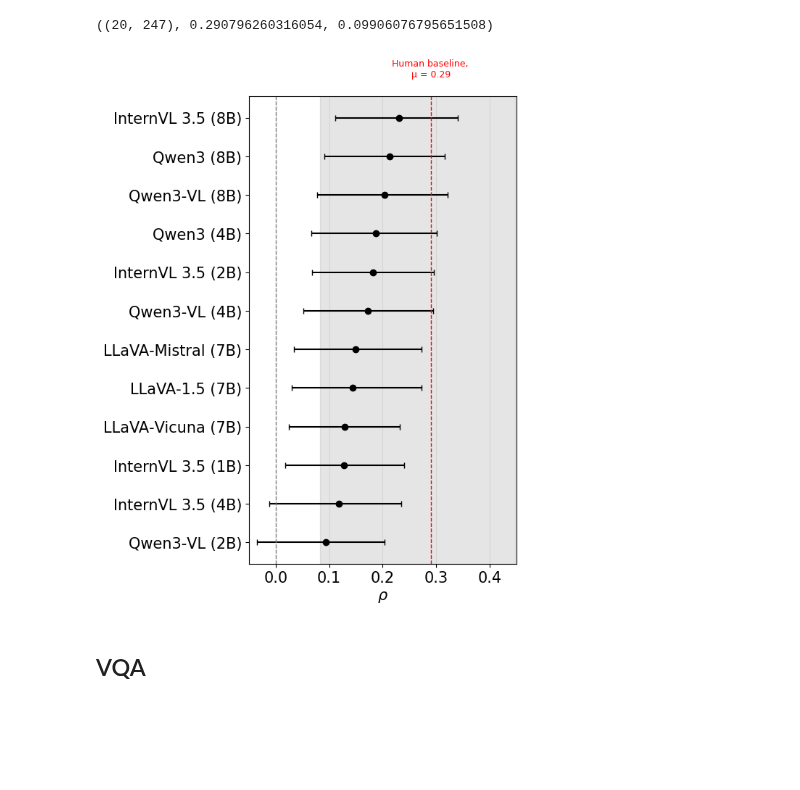
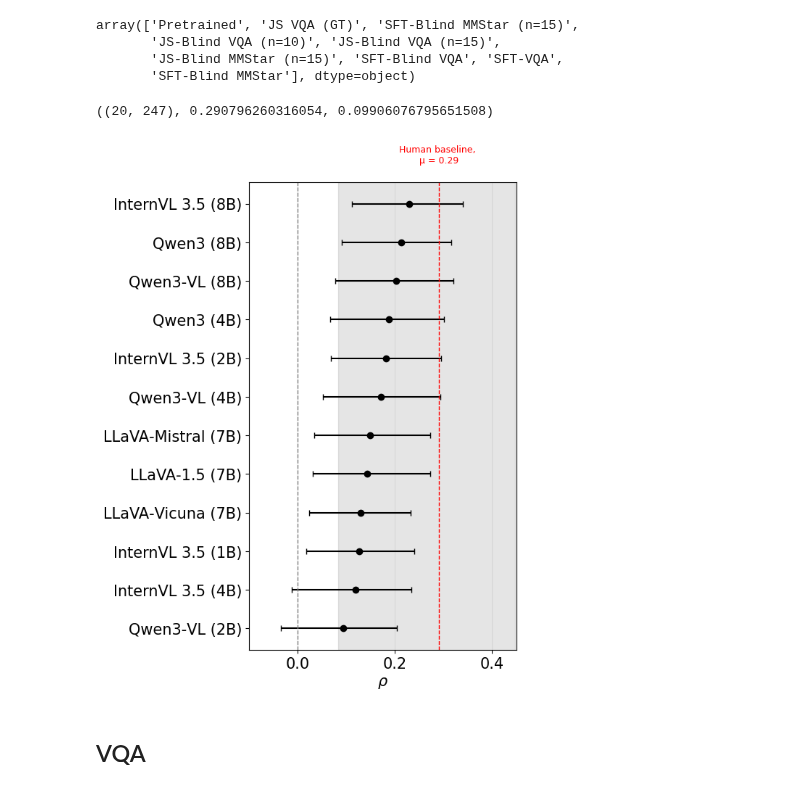
Before and after one commit to unolop/HPA, a Jupyter notebook: evaluation/analysis/correlations.ipynb, the cells around one changed output. Cells and saved outputs as stored; diff of their text form; code cells hidden in the pictures; blank space fills up the shorter version.

Commit message:
finetuned results on scatterplot correlations notebook

```diff
--- a/evaluation/analysis/correlations.ipynb
+++ b/evaluation/analysis/correlations.ipynb
@@ -33,3 +34,10 @@ See the caveats in the documentation: https://pandas.pydata.org/pandas-docs/stab
+# %%
+mm.model.finetuned.unique()
+# %% [output]
+array(['Pretrained', 'JS VQA (GT)', 'SFT-Blind MMStar (n=15)',
+       'JS-Blind VQA (n=10)', 'JS-Blind VQA (n=15)',
+       'JS-Blind MMStar (n=15)', 'SFT-Blind VQA', 'SFT-VQA',
+       'SFT-Blind MMStar'], dtype=object)
 # %%
 hm_acc = mm.human.groupby([ 'category', 'l2_category', 'question_id'])['correct'].mean().reset_index()
 alignment_results = []
@@ -72,6 +78,11 @@ human_correct.shape , mu,sd
 # %%
-df = pd.read_csv('./correlations/mmstar.csv')
-df
+df = pd.read_json('./correlations/mmstar_pretrained.json')
+# %%
+df = df[df['finetuned'] == 'Pretrained']
+models = df.model.values # list(alignment_results.keys())
+rhos = df.theta_hat.values # np.array([alignment_results[m]["theta_hat"] for m in models])
+ci_lows = np.array([c[0] for c in df.ci.values]) # np.array([alignment_results[m]["ci"][0] for m in models])
+ci_highs = np.array([c[1] for c in df.ci.values]) # np.array([alignment_results[m]["ci"][1] for m in models])
 # %%
 order = np.argsort(rhos)
 models = [models[i] for i in order]
@@ -96,35 +107,35 @@ plt.yticks(y, models)
 plt.xlabel(r"$\rho$") # Spearman correlation to human consensus
 # plt.title("Model–Human Alignment")
 plt.axvspan(
     low,
     high,
     color="gray",
     alpha=0.2,
     label="Human baseline (95%)"
 )
 
 plt.axvline(
     mu,
     color="red",
     linestyle="--",
     linewidth=1
 )
 plt.text(
     mu,
     len(models),
     f"Human baseline, \nμ = {mu:.2f}",
     ha="center",
     va="bottom",
     fontsize=9,
     color="red"
 )
 plt.axvline(0, color="gray", linestyle="--", linewidth=1)
 plt.grid(axis="x", alpha=0.3)
-plt.xlim(-0.05, 0.45)   # or tighter: (0.0, 0.4)
+plt.xlim(-0.1, 0.45)   # or tighter: (0.0, 0.4)
 plt.tight_layout()
 plt.show()
 # %% [output]
-[figure, old version]
+[figure, new version]
 # %% [markdown]
 ## VQA
 # %%
```
Also changed, not shown: parts of 23 cells of this notebook, 10 other files.
